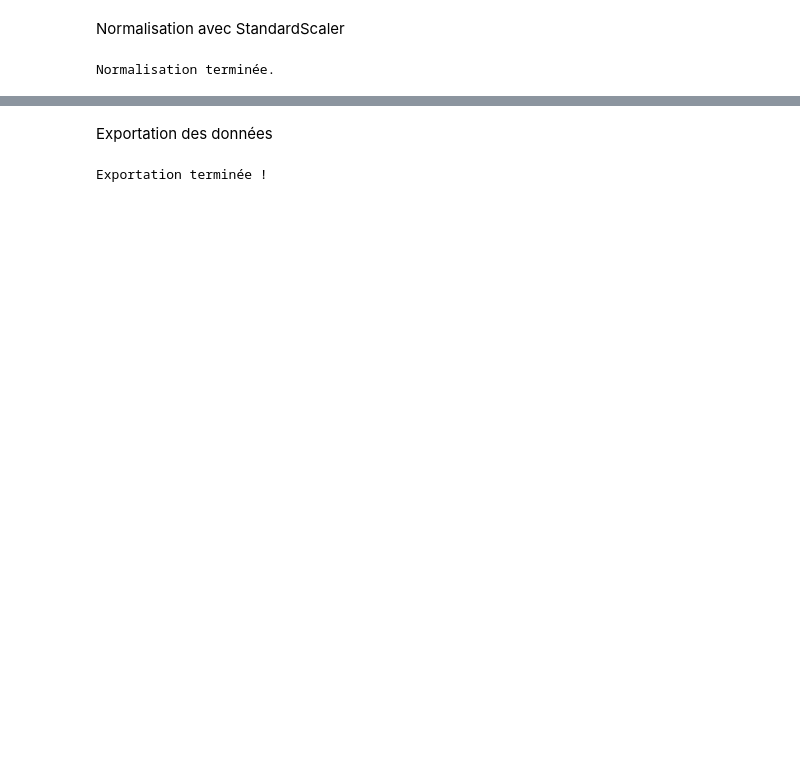
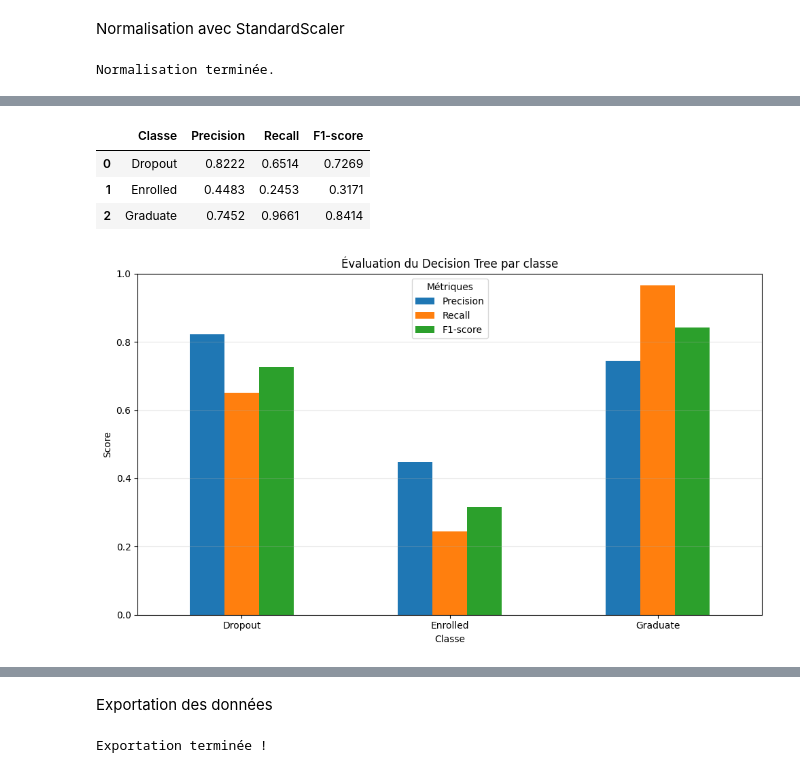
Before and after one commit to nourmiyy03/Student_Dropout_Project_ML, a Jupyter notebook: notebooks/01_exploration_pretraitement.ipynb, the cells around one changed output, grey strips where cells are left out. Saved outputs shown, nothing was run; the diff lists cells and outputs as text; code cells hidden in the pictures; blank space fills up the shorter version.

```diff
--- a/notebooks/01_exploration_pretraitement.ipynb
+++ b/notebooks/01_exploration_pretraitement.ipynb
@@ -918,0 +1141,54 @@ TOP 10 VARIABLES
+# %%
+metrics = []
+
+# Calcul des métriques pour chaque classe
+for classe in classes:
+
+    TP = confusion_matrix.loc[classe, classe]
+    FP = confusion_matrix[classe].sum() - TP
+    FN = confusion_matrix.loc[classe].sum() - TP
+
+    precision = TP / (TP + FP) if (TP + FP) > 0 else 0
+
+    recall = TP / (TP + FN) if (TP + FN) > 0 else 0
+
+    f1_score = (
+        2 * precision * recall / (precision + recall)
+        if (precision + recall) > 0 else 0
+    )
+
+    metrics.append({
+        "Classe": classe,
+        "Precision": precision,
+        "Recall": recall,
+        "F1-score": f1_score
+    })
+
+metrics_df = pd.DataFrame(metrics)
+
+display(metrics_df.round(4))
+# %% [output]
+|  | Classe | Precision | Recall | F1-score |
+| 0 | Dropout | 0.8222 | 0.6514 | 0.7269 |
+| 1 | Enrolled | 0.4483 | 0.2453 | 0.3171 |
+| 2 | Graduate | 0.7452 | 0.9661 | 0.8414 |
+# %%
+metrics_plot = metrics_df.set_index("Classe")
+
+# Comparaison des métriques par classe
+metrics_plot.plot(
+    kind="bar",
+    figsize=(10, 6),
+    ylim=(0, 1),
+    rot=0
+)
+
+plt.title("Évaluation du Decision Tree par classe")
+plt.xlabel("Classe")
+plt.ylabel("Score")
+plt.legend(title="Métriques")
+plt.grid(axis="y", alpha=0.3)
+plt.tight_layout()
+plt.show()
+# %% [output]
+[figure, added]
```
Also changed, not shown: parts of 128 cells of this notebook, 4 other files.
